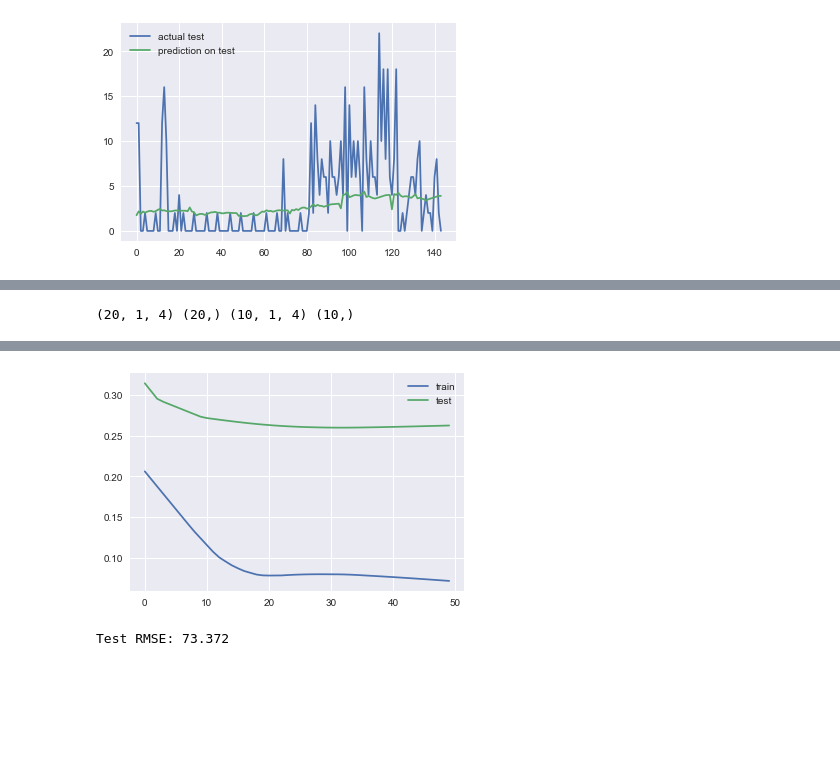
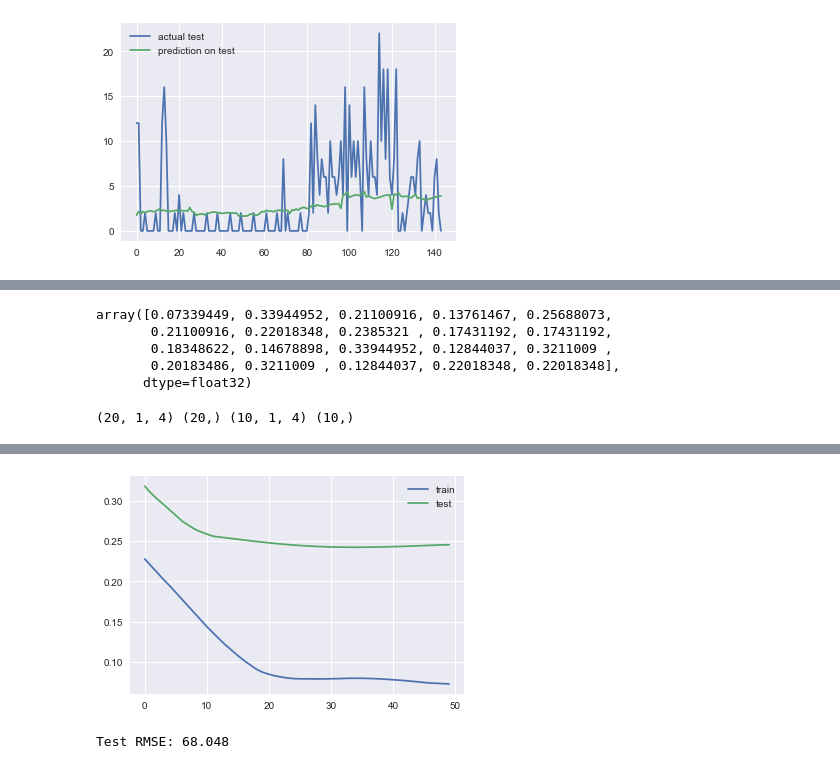
Before and after one commit to melvintzw/ee4211, a Jupyter notebook: part3_final.ipynb, the cells around one changed output, grey strips where cells are left out. Cells and saved outputs as stored; diff of their text form; code cells hidden in the pictures; blank space fills up the shorter version.

Commit message:
new lstm algo

```diff
--- a/part3_final.ipynb
+++ b/part3_final.ipynb
@@ -429,25 +468,32 @@ plt.show()
 # %%
 # split into train and test set and restructuring data
 values = reframed.values
-n_train_hours = 20
-train = values[:n_train_hours, :]
-test = values[n_train_hours:, :]
+n_train = 20
+train = values[:n_train, :]
+test = values[n_train:, :]
 # split into input and outputs
 train_X, train_y = train[:, :-1], train[:, -1]
 test_X, test_y = test[:, :-1], test[:, -1]
+display(train_y)
 # reshape input to be 3D [samples, timesteps, features]
 train_X = train_X.reshape((train_X.shape[0], 1, train_X.shape[1]))
 test_X = test_X.reshape((test_X.shape[0], 1, test_X.shape[1]))
 print(train_X.shape, train_y.shape, test_X.shape, test_y.shape)
 # %% [output]
-(20, 1, 4) (20,) (10, 1, 4) (10,)
+array([0.07339449, 0.33944952, 0.21100916, 0.13761467, 0.25688073,
+       0.21100916, 0.22018348, 0.2385321 , 0.17431192, 0.17431192,
+       0.18348622, 0.14678898, 0.33944952, 0.12844037, 0.3211009 ,
+       0.20183486, 0.3211009 , 0.12844037, 0.22018348, 0.22018348],
+      dtype=float32)
+(20, 1, 4) (20,) (10, 1, 4) (10,)
 # %%
 model = Sequential()
-model.add(LSTM(50, input_shape=(train_X.shape[1], train_X.shape[2])))
+model.add(LSTM(50, input_shape=(train_X.shape[1], train_X.shape[2]), return_sequences=False))
 model.add(Dense(1))
 model.compile(loss='mae', optimizer='adam')
 # fit network
 history = model.fit(train_X, train_y, epochs=50, batch_size=72, validation_data=(test_X, test_y), verbose=2, shuffle=False)
+model.summary()
 # plot history
 plt.plot(history.history['loss'], label='train')
 plt.plot(history.history['val_loss'], label='test')
@@ -474,4 +520,4 @@ Epoch 50/50
-[figure, old version]
+[figure, new version]
 # %%
 from numpy import concatenate
 
@@ -490,6 +536,6 @@ inv_y = inv_y[:,0]
 rmse = sqrt(mean_squared_error(inv_y, inv_yhat))
 print('Test RMSE: %.3f' % rmse)
 # %% [output]
-Test RMSE: 73.372
+Test RMSE: 68.048
 # %%
 y = inv_yhat.flatten()
```
Also changed, not shown: parts of 8 cells of this notebook, 2 other files.
